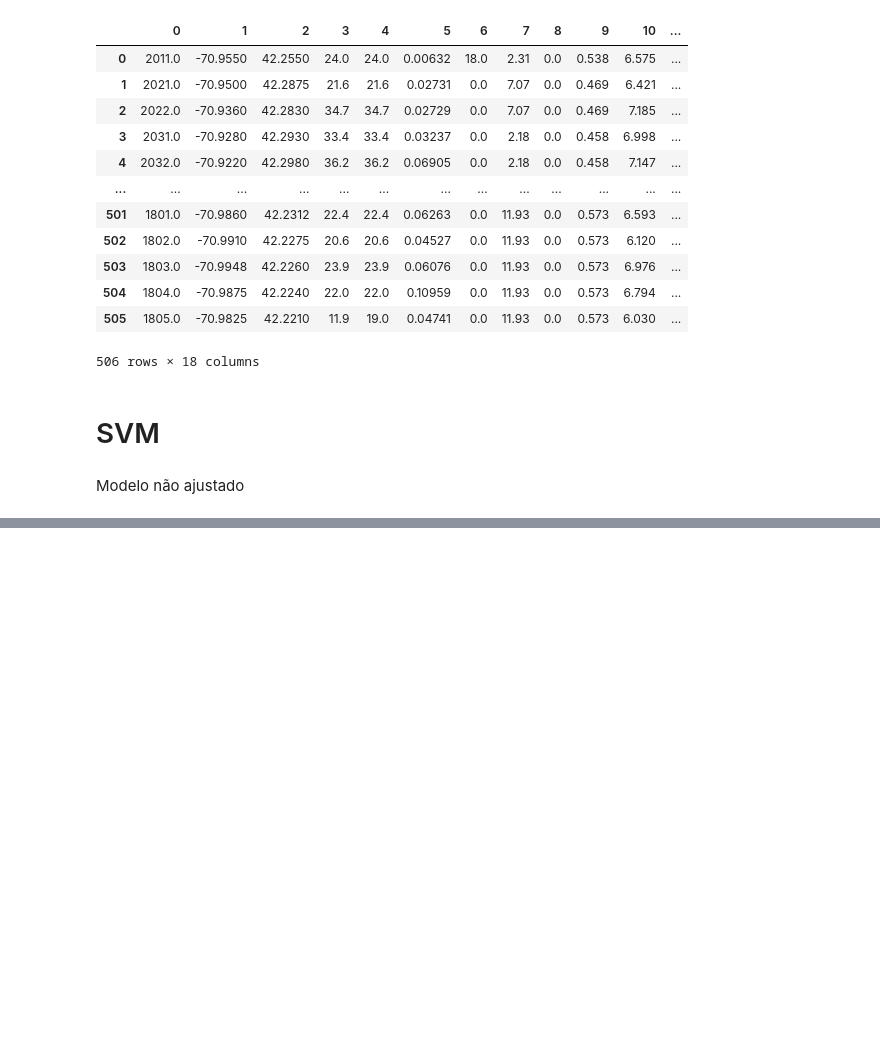
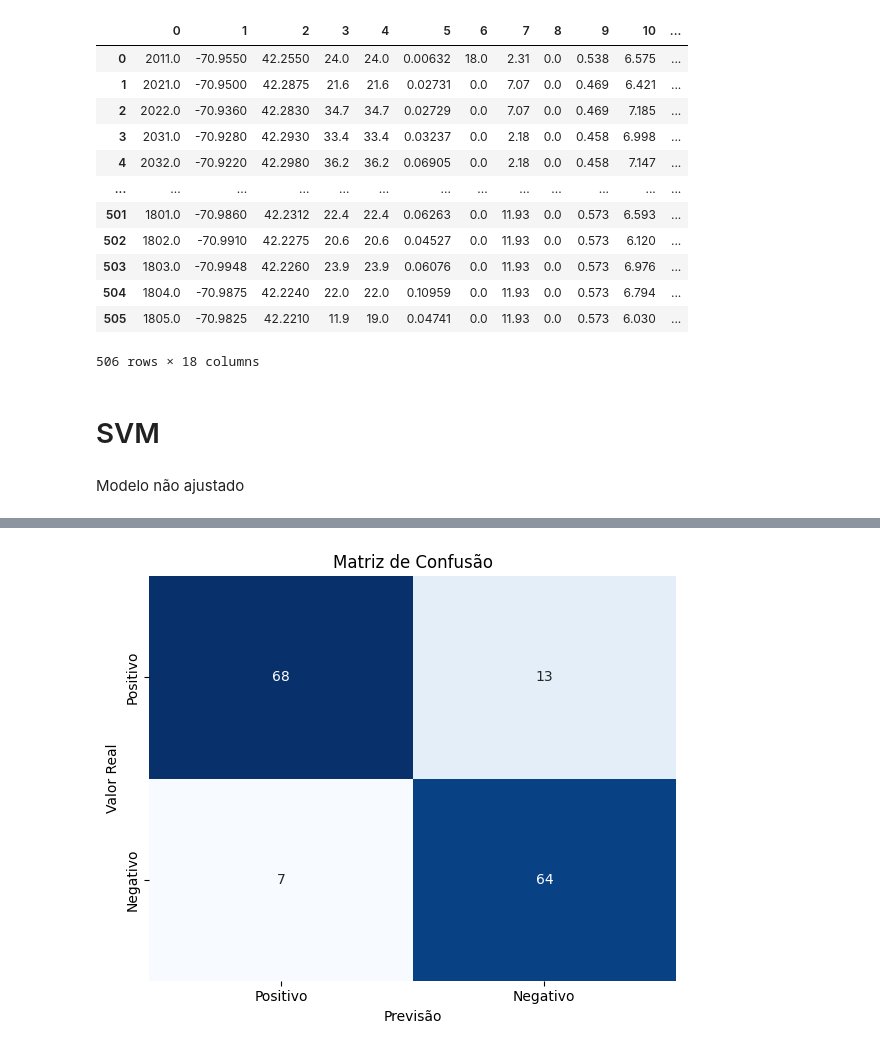
Before and after one commit to J0hnV1ct0r/Rpad, a Jupyter notebook: Classificação_tree_svm.ipynb, the cells around one changed output, grey strips where cells are left out. Drawn from its saved outputs; the diff is of its cells as text; code cells hidden in the pictures; blank space fills up the shorter version.

```diff
--- a/Classificação_tree_svm.ipynb
+++ b/Classificação_tree_svm.ipynb
@@ -91,6 +99,7 @@ X_train = X_train.reset_index(drop=True)
 y_train = y_train.reset_index(drop=True)
 X_test = X_test.reset_index(drop=True)
 y_test = y_test.reset_index(drop=True)
+y_test=y_test['y'].values.ravel()
 # %%
 norm=Nomalizer()
 norm.fit(X_train,y_train)
@@ -171,0 +188,19 @@ f1-score do modelo:  0.8695652173913043
+# %%
+# Lista de parametros para o grid search
+param_grid = {
+    'C': [2**i for i in range(-5, 16, 2)],
+    'gamma': [2**i for i in range(-15, 4, 2)],
+    'kernel': ['rbf']
+}
+
+# Configurar o Grid Search com validação cruzada
+grid_search = GridSearchCV(
+    estimator=SVC(),
+    param_grid=param_grid,
+    scoring='accuracy',       # Métrica para otimizar
+    cv=10,                    # Número de folds na validação cruzada
+    verbose=2,
+    n_jobs=-1
+)
+# %%
+grid_search.fit(norm_Trx, y_train)
@@ -171,0 +260,63 @@ f1-score do modelo:  0.8695652173913043
+# %%
+# Treinamento
+svm_rbf = SVC(kernel='rbf', C=32, gamma=0.125, random_state=42)
+svm_rbf.fit(norm_Trx, y_train)
+
+# Predição
+y_pred = svm_rbf.predict(norm_Tsx)
+
+TP = 0  # Verdadeiro Positivo
+FN = 0  # Falso Negativo
+FP = 0  # Falso Positivo
+TN = 0  # Verdadeiro Negativo
+
+
+indices = list(range(len(y_pred)))
+for i in indices:
+    if y_test[i] == 1 and y_pred[i] == 1:
+        TP += 1
+    elif y_test[i] == 0 and y_pred[i] == 0:
+        TN += 1
+    elif y_test[i] == 0 and y_pred[i] == 1:
+        FP += 1
+    elif y_test[i] == 1 and y_pred[i] == 0:
+        FN += 1
+
+matriz_confusao = np.array([[TP, FN],
+                            [FP, TN]])
+print("/////////////////////////////////////////////////")
+
+# Calculo da acuracia
+acuracia = (TP + TN) / len(y_test)
+print("acuracia do modelo: ",acuracia)
+
+
+# Calculo da revocação
+revocacao = TP / (TP + FN)
+print("revocação do modelo: ",revocacao)
+
+# Calculando a precisão
+precisao = TP / (TP + FP)
+print("precisao do modelo: ",precisao)
+
+# Calculando f1-score
+f1_score = 2 * (precisao * revocacao) / (precisao + revocacao)
+print("f1-score do modelo: ",f1_score)
+
+# Criar o gráfico
+plt.figure(figsize=(6, 5))
+ax = sns.heatmap(matriz_confusao, annot=True, fmt="d", cmap="Blues", cbar=False)
+
+# Configurações do gráfico
+ax.set_title("Matriz de Confusão")
+ax.set_xlabel("Previsão")
+ax.set_ylabel("Valor Real")
+
+# Adicionando rótulos aos eixos
+ax.xaxis.set_ticklabels(["Positivo", "Negativo"])
+ax.yaxis.set_ticklabels(["Positivo", "Negativo"])
+
+# Exibir o gráfico
+plt.tight_layout()
+plt.show()
+# %% [output]
@@ -171,0 +328 @@ f1-score do modelo:  0.8695652173913043
+[figure, added]
```
Also changed, not shown: parts of 20 cells of this notebook.
